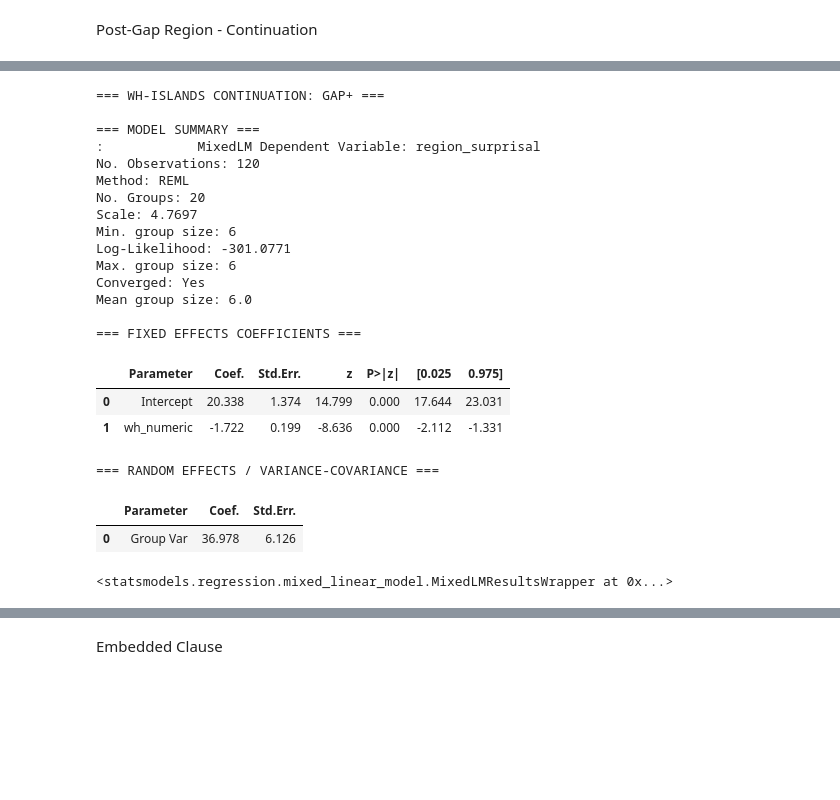
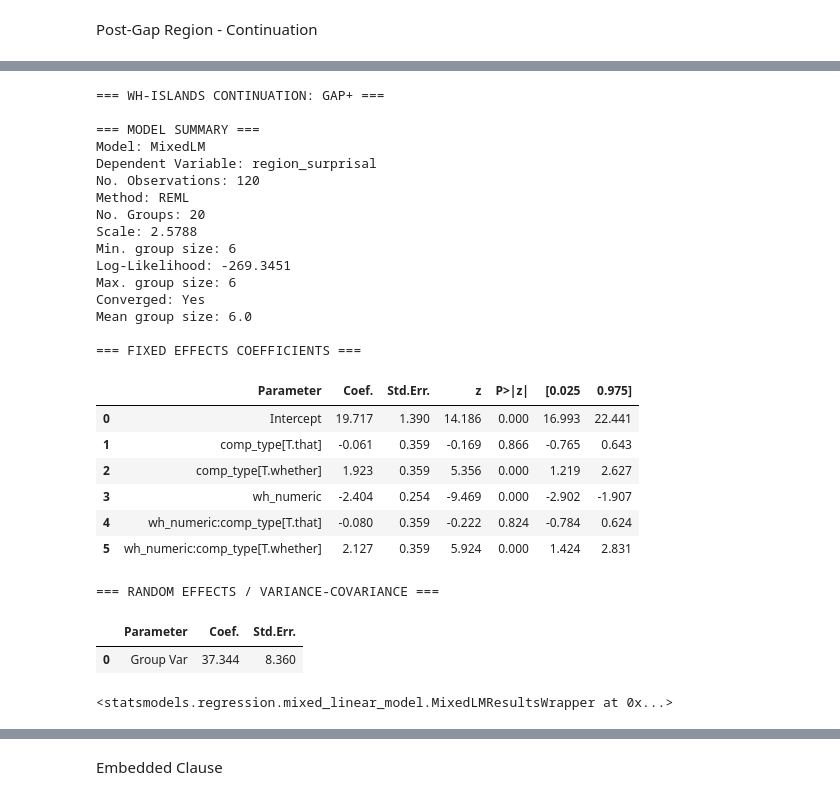
Before and after one commit to um-cap-lab/EMNLP-2025-submission, a Jupyter notebook: flip_test&division_by_grammaticality_gpt2.ipynb, the cells around one changed output, grey strips where cells are left out. Cells and saved outputs as stored; diff of their text form; code cells hidden in the pictures; blank space fills up the shorter version.

```diff
--- a/flip_test&division_by_grammaticality_gpt2.ipynb
+++ b/flip_test&division_by_grammaticality_gpt2.ipynb
@@ -1381,30 +1386,35 @@ Mean group size: 6.0
 # %%
 # flip test: gap+
 gap_df = sentence_df[sentence_df['gap_numeric'] == 1]
-iv_list = ['wh_numeric']
+iv_list = ['wh_numeric', 'comp_type']
 mixed_effects_linear_regression(gap_df, iv_list, 'region_surprisal', 'wh-islands continuation: gap+')
 # %% [output]
 === WH-ISLANDS CONTINUATION: GAP+ ===
 
 === MODEL SUMMARY ===
-:            MixedLM Dependent Variable: region_surprisal
+Model: MixedLM
+Dependent Variable: region_surprisal
 No. Observations: 120
 Method: REML
 No. Groups: 20
-Scale: 4.7697
+Scale: 2.5788
 Min. group size: 6
-Log-Likelihood: -301.0771
+Log-Likelihood: -269.3451
 Max. group size: 6
 Converged: Yes
 Mean group size: 6.0
 
 === FIXED EFFECTS COEFFICIENTS ===
 |  | Parameter | Coef. | Std.Err. | z | P>|z| | [0.025 | 0.975] |
-| 0 | Intercept | 20.338 | 1.374 | 14.799 | 0.000 | 17.644 | 23.031 |
-| 1 | wh_numeric | -1.722 | 0.199 | -8.636 | 0.000 | -2.112 | -1.331 |
+| 0 | Intercept | 19.717 | 1.390 | 14.186 | 0.000 | 16.993 | 22.441 |
+| 1 | comp_type[T.that] | -0.061 | 0.359 | -0.169 | 0.866 | -0.765 | 0.643 |
+| 2 | comp_type[T.whether] | 1.923 | 0.359 | 5.356 | 0.000 | 1.219 | 2.627 |
+| 3 | wh_numeric | -2.404 | 0.254 | -9.469 | 0.000 | -2.902 | -1.907 |
+| 4 | wh_numeric:comp_type[T.that] | -0.080 | 0.359 | -0.222 | 0.824 | -0.784 | 0.624 |
+| 5 | wh_numeric:comp_type[T.whether] | 2.127 | 0.359 | 5.924 | 0.000 | 1.424 | 2.831 |
 === RANDOM EFFECTS / VARIANCE-COVARIANCE ===
 |  | Parameter | Coef. | Std.Err. |
-| 0 | Group Var | 36.978 | 6.126 |
+| 0 | Group Var | 37.344 | 8.360 |
 <statsmodels.regression.mixed_linear_model.MixedLMResultsWrapper at 0x...>
 # %%
 # division by grammaticality
```
Also changed, not shown: parts of 7 cells of this notebook, 4 other files.
